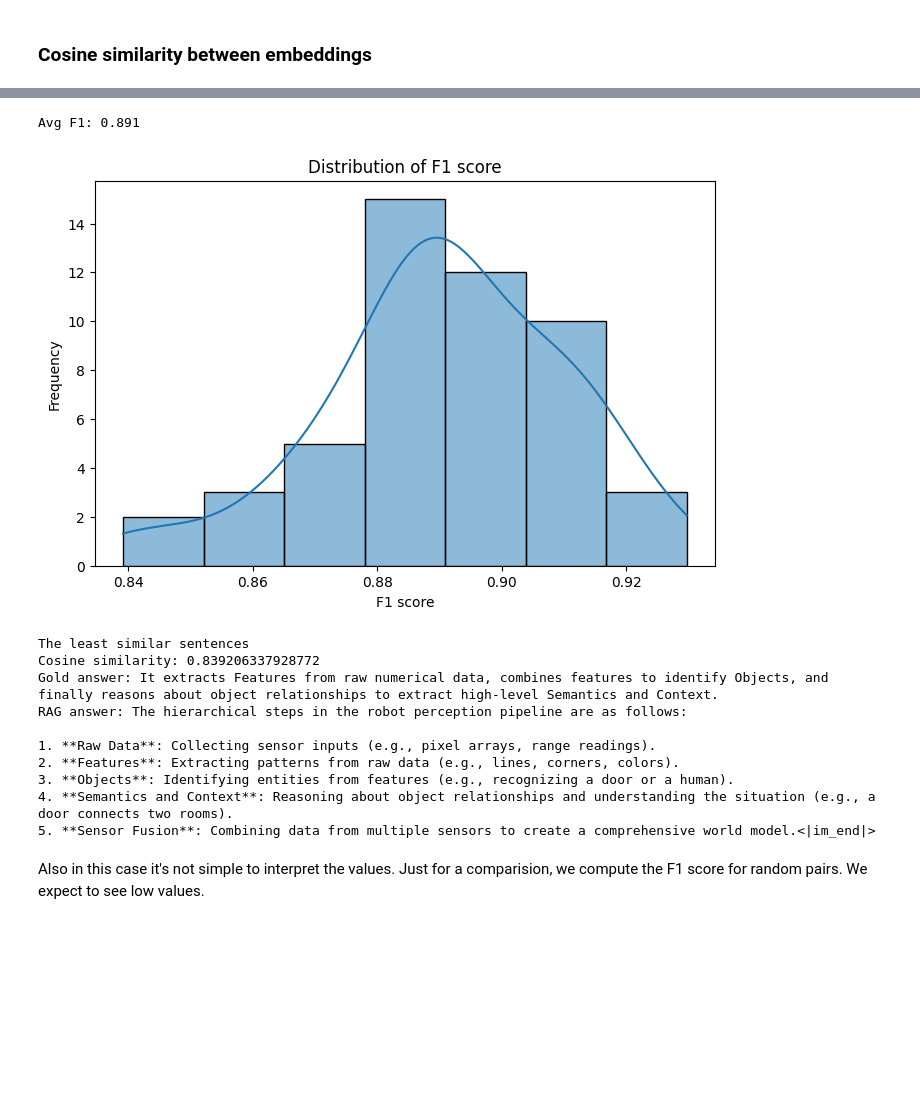
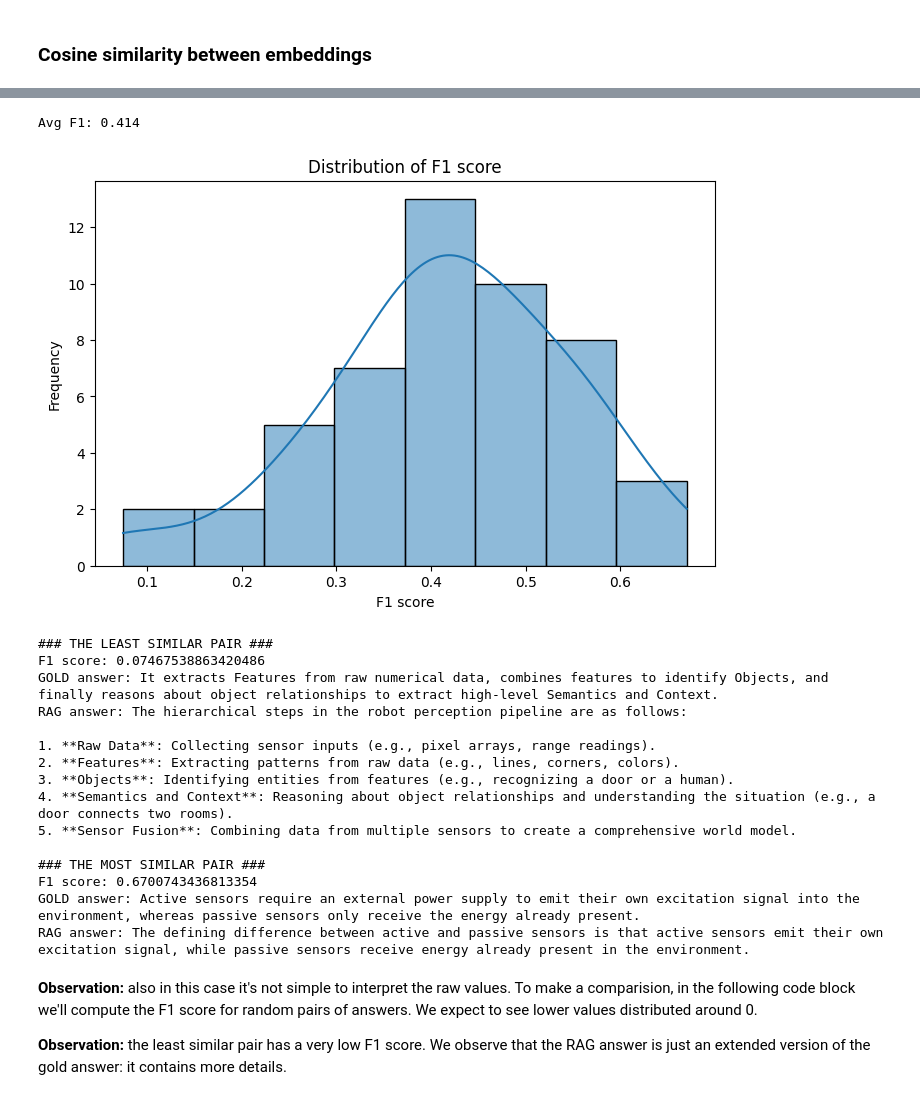
Before and after one commit to Ultimi-Sumiti/RAG-system, a Jupyter notebook: RAG.ipynb, the cells around one changed output, grey strips where cells are left out. Cells and saved outputs as stored; diff of their text form; code cells hidden in the pictures; blank space fills up the shorter version.

```diff
--- a/RAG.ipynb
+++ b/RAG.ipynb
@@ -709,4 +737,4 @@ Small recap of how it works.
 # %%
 # Compute bert-score.
-P, R, F1 = bscore(gold_answ, rag_answ, lang="en", verbose=True)
+P, R, F1 = bscore(golden_answers, rag_answers, lang="en", verbose=True, rescale_with_baseline=True)
 # %% [output]
@@ -731,36 +760,50 @@ done in 0.95 seconds, 52.66 sentences/sec
 # %%
 # Avg F1 score.
 print(f"Avg F1: {(sum(F1)/len(F1)).item():.3f}")
 
 # Plot F1 score distribution.
 plt.figure(figsize=(8, 5))
 sns.histplot(F1, kde=True)
 plt.title('Distribution of F1 score')
 plt.xlabel('F1 score')
 plt.ylabel('Frequency')
 plt.show()
 plt.close()
 
 # Print the least similar sentences.
 m = np.argmin(F1)
-print("The least similar sentences")
-print("Cosine similarity:", F1[m].item())
-print("Gold answer:", gold_answ[m])
-print("RAG answer:", rag_answ[m])
+print("\n### THE LEAST SIMILAR PAIR ###")
+print("F1 score:", F1[m].item())
+print("GOLD answer:", golden_answers[m])
+print("RAG answer:", rag_answers[m])
+
+# Print the most similar sentences.
+m = np.argmax(F1)
+print("\n### THE MOST SIMILAR PAIR ###")
+print("F1 score:", F1[m].item())
+print("GOLD answer:", golden_answers[m])
+print("RAG answer:", rag_answers[m])
 # %% [output]
-Avg F1: 0.891
+Avg F1: 0.414
-[figure, old version]
+[figure, new version]
-The least similar sentences
-Cosine similarity: 0.839206337928772
-Gold answer: It extracts Features from raw numerical data, combines features to identify Objects, and finally reasons about object relationships to extract high-level Semantics and Context.
+### THE LEAST SIMILAR PAIR ###
+F1 score: 0.07467538863420486
+GOLD answer: It extracts Features from raw numerical data, combines features to identify Objects, and finally reasons about object relationships to extract high-level Semantics and Context.
 RAG answer: The hierarchical steps in the robot perception pipeline are as follows:
 
 1. **Raw Data**: Collecting sensor inputs (e.g., pixel arrays, range readings).
 2. **Features**: Extracting patterns from raw data (e.g., lines, corners, colors).
 3. **Objects**: Identifying entities from features (e.g., recognizing a door or a human).
 4. **Semantics and Context**: Reasoning about object relationships and understanding the situation (e.g., a door connects two rooms).
-5. **Sensor Fusion**: Combining data from multiple sensors to create a comprehensive world model.<|im_end|>
+5. **Sensor Fusion**: Combining data from multiple sensors to create a comprehensive world model.
+
+### THE MOST SIMILAR PAIR ###
+F1 score: 0.6700743436813354
+GOLD answer: Active sensors require an external power supply to emit their own excitation signal into the environment, whereas passive sensors only receive the energy already present.
+RAG answer: The defining difference between active and passive sensors is that active sensors emit their own excitation signal, while passive sensors receive energy already present in the environment.
 # %% [markdown]
-Also in this case it's not simple to interpret the values. Just for a comparision, we compute the F1 score for random pairs. We expect to see low values.
+**Observation:** also in this case it's not simple to interpret the raw values. To make a comparision, in the following code block we'll compute the F1 score for random pairs of answers. We expect to see lower values distributed around 0.
+
+**Observation:** the least similar pair has a very low F1 score. We observe that the RAG answer is just an extended version of the gold answer: it contains more details.
 # %%
 # Compute bert-score for random pairs.
```
Also changed, not shown: parts of 18 cells of this notebook.
